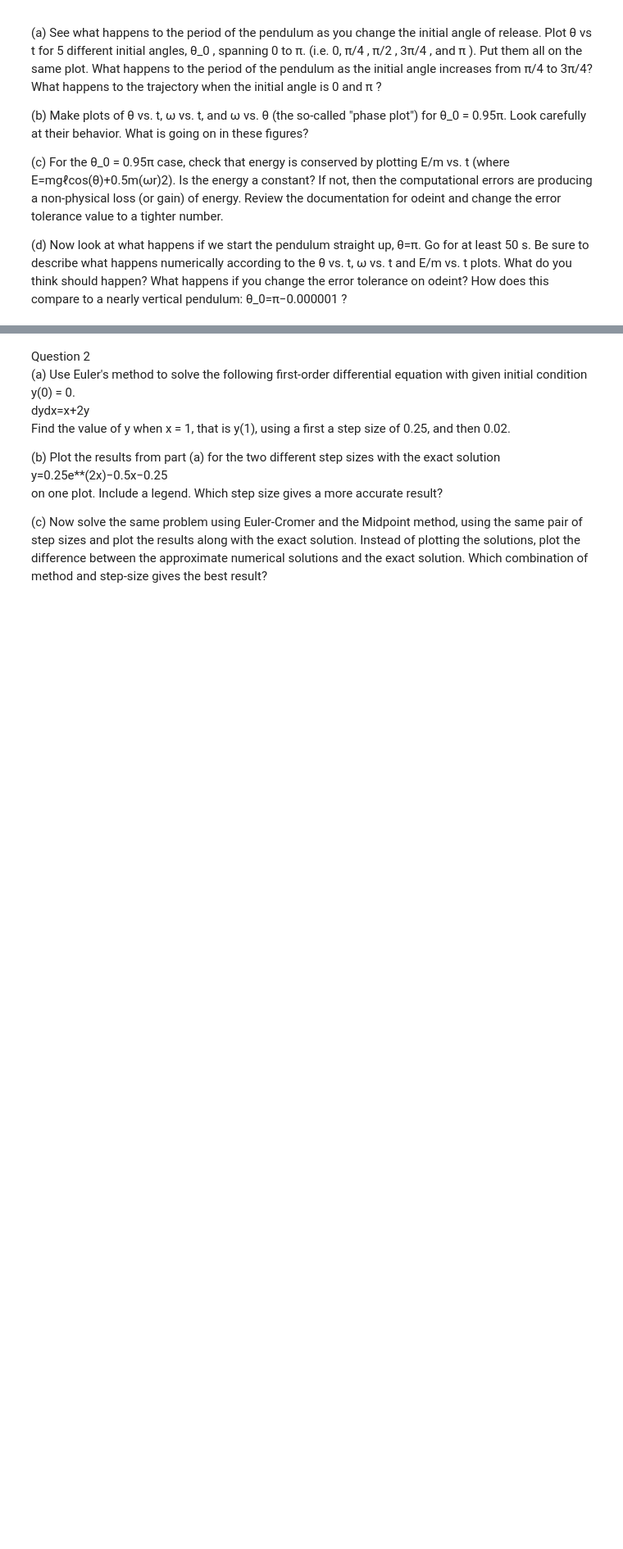
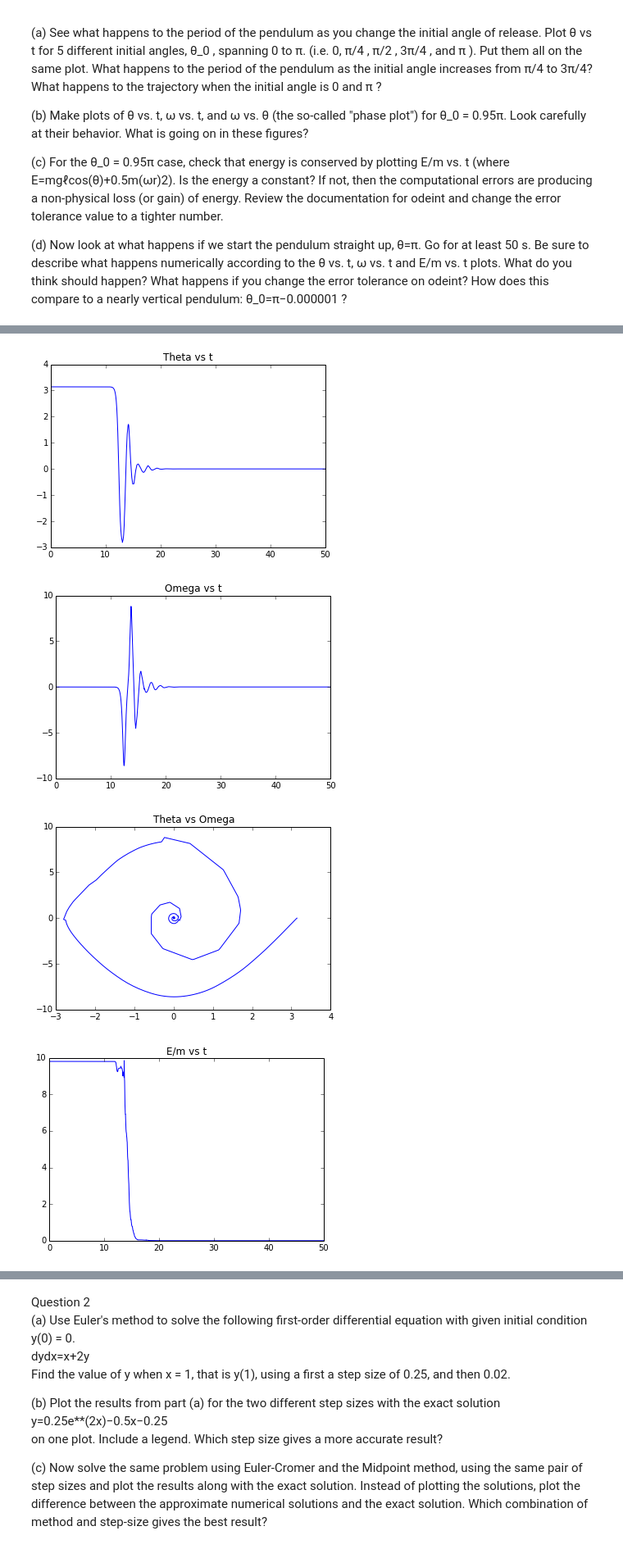
Before and after one commit to cspearso/PHYS202-S14, a Jupyter notebook: SciPy/ODEExercises.ipynb, the cells around one changed output, grey strips where cells are left out. Shown at 82% size. Drawn from its saved outputs; the diff is of its cells as text; code cells hidden in the pictures; blank space fills up the shorter version.

```diff
--- a/SciPy/ODEExercises.ipynb
+++ b/SciPy/ODEExercises.ipynb
@@ -23,0 +124,42 @@ Is the energy a constant? If not, then the computational errors are producing a
+# %%
+#d
+def deriv(theta_current,t):
+    g=9.8
+    ell = 0.5
+    theta = theta_current[0]
+    omega = theta_current[1]
+    dtheta = omega
+    domega = -(g/ell)*np.sin(theta)
+    return np.array([dtheta, domega])
+g=9.8
+ell=0.5
+th0 = pi
+t = np.arange(0.,50.+0.01,0.01)
+omega0 = 0.
+theta_init0 = np.array([th0, omega0])
+theta = odeint(deriv,theta_init0,t,rtol=.9)
+
+Em = g*ell*(1-np.cos(theta[:,0]))+0.5*(ell**2)*(theta[:,1]**2)
+
+
+plt.plot(t,theta[:,0])
+plt.title('Theta vs t')
+plt.figure()
+
+plt.plot(t,theta[:,1])
+plt.title('Omega vs t')
+plt.figure()
+
+plt.plot(theta[:,0], theta[:,1])
+plt.title('Theta vs Omega')
+plt.show()
+
+
+plt.plot(t, Em)
+plt.title('E/m vs t')
+plt.show()
+# %% [output]
+[figure, added]
+[figure, added]
+[figure, added]
+[figure, added]
```
Also changed, not shown: parts of 11 cells of this notebook, 1 other file.
